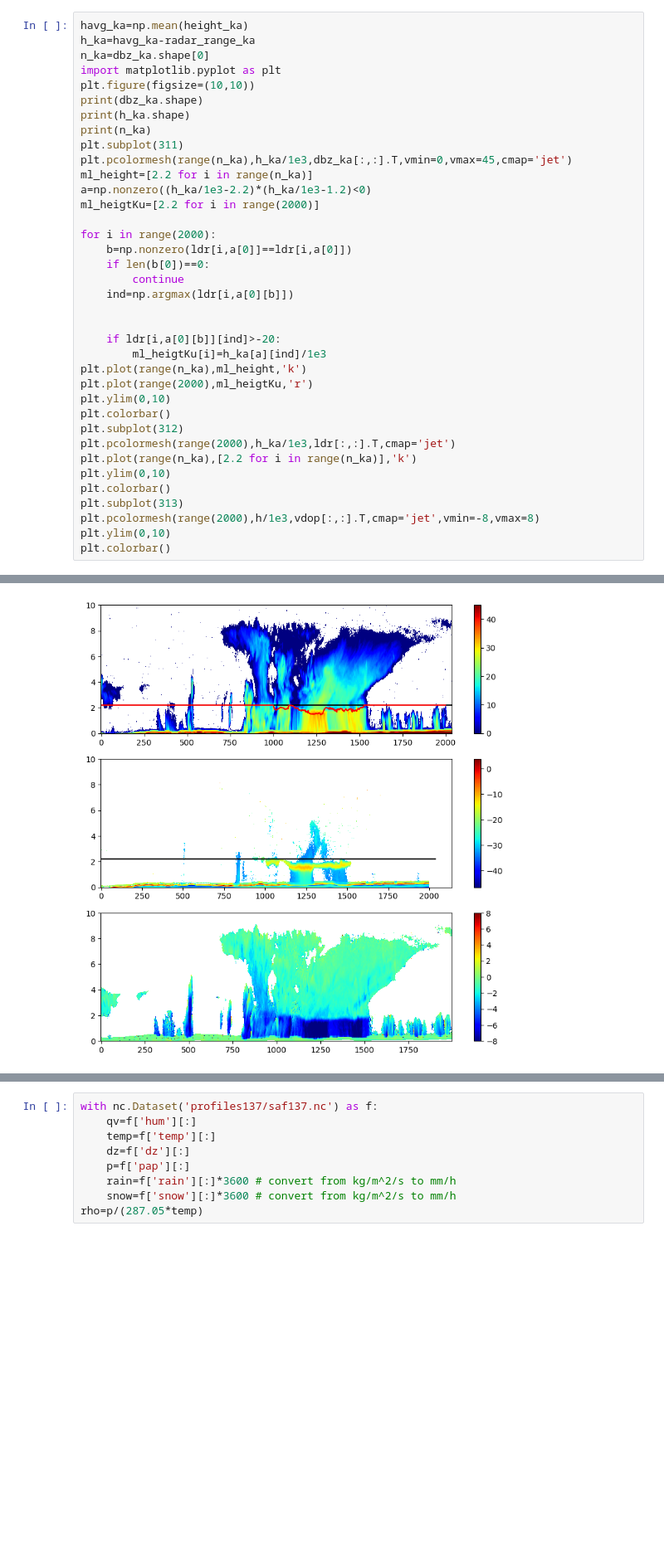
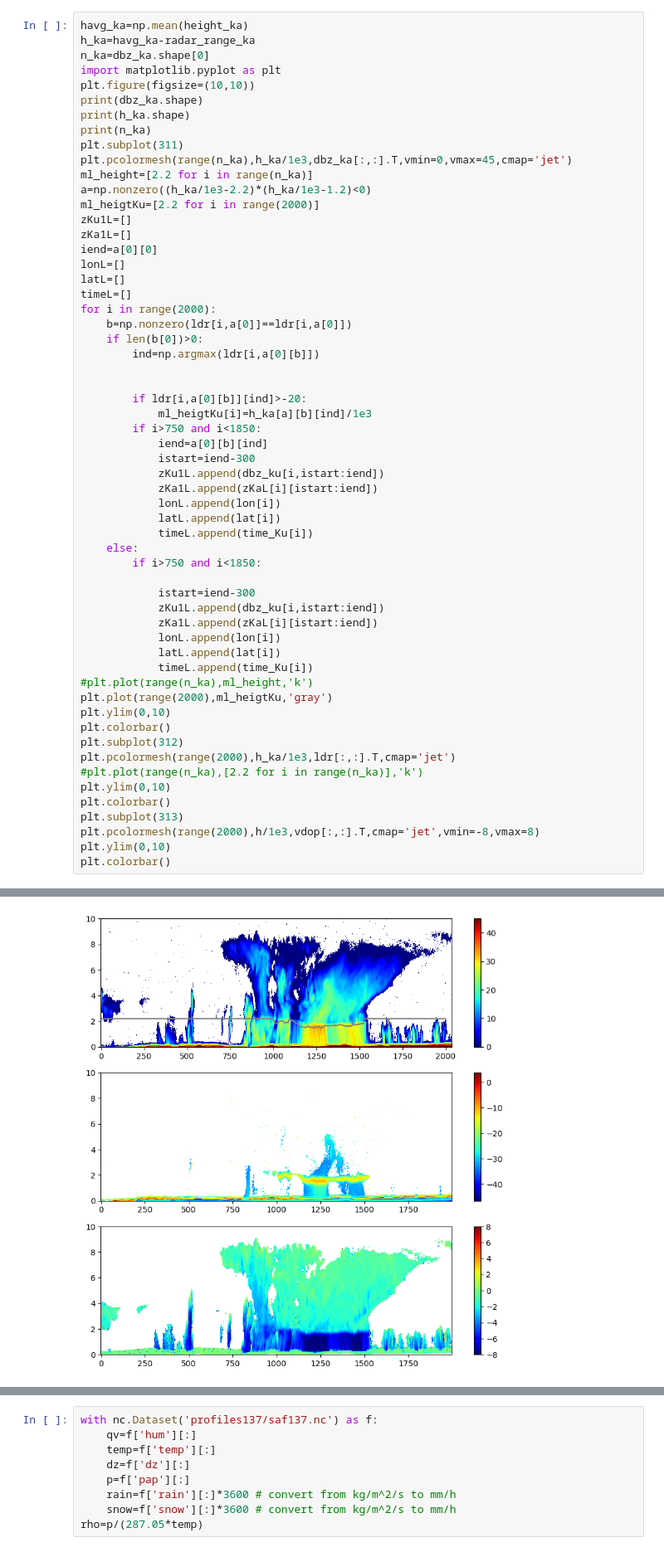
Before and after one commit to mgrecu35/impactsTables, a Jupyter notebook: readIMPACTS_20230115.ipynb, the cells around one changed output, grey strips where cells are left out. Shown at 83% size. Cells and saved outputs as stored; diff of their text form; blank space fills up the shorter version.

```diff
--- a/readIMPACTS_20230115.ipynb
+++ b/readIMPACTS_20230115.ipynb
@@ -88,40 +85,61 @@ h_ka=havg_ka-radar_range_ka
 n_ka=dbz_ka.shape[0]
 import matplotlib.pyplot as plt
 plt.figure(figsize=(10,10))
 print(dbz_ka.shape)
 print(h_ka.shape)
 print(n_ka)
 plt.subplot(311)
 plt.pcolormesh(range(n_ka),h_ka/1e3,dbz_ka[:,:].T,vmin=0,vmax=45,cmap='jet')
 ml_height=[2.2 for i in range(n_ka)]
 a=np.nonzero((h_ka/1e3-2.2)*(h_ka/1e3-1.2)<0)
 ml_heigtKu=[2.2 for i in range(2000)]
-
+zKu1L=[]
+zKa1L=[]
+iend=a[0][0]
+lonL=[]
+latL=[]
+timeL=[]
 for i in range(2000):
     b=np.nonzero(ldr[i,a[0]]==ldr[i,a[0]])
-    if len(b[0])==0:
-        continue
-    ind=np.argmax(ldr[i,a[0][b]])
+    if len(b[0])>0:
+        ind=np.argmax(ldr[i,a[0][b]])
 
 
-    if ldr[i,a[0][b]][ind]>-20:
-        ml_heigtKu[i]=h_ka[a][ind]/1e3
-plt.plot(range(n_ka),ml_height,'k')
-plt.plot(range(2000),ml_heigtKu,'r')
+        if ldr[i,a[0][b]][ind]>-20:
+            ml_heigtKu[i]=h_ka[a][b][ind]/1e3
+        if i>750 and i<1850:
+            iend=a[0][b][ind]
+            istart=iend-300
+            zKu1L.append(dbz_ku[i,istart:iend])
+            zKa1L.append(zKaL[i][istart:iend])
+            lonL.append(lon[i])
+            latL.append(lat[i])
+            timeL.append(time_Ku[i])
+    else:
+        if i>750 and i<1850:
+
+            istart=iend-300
+            zKu1L.append(dbz_ku[i,istart:iend])
+            zKa1L.append(zKaL[i][istart:iend])
+            lonL.append(lon[i])
+            latL.append(lat[i])
+            timeL.append(time_Ku[i])
+#plt.plot(range(n_ka),ml_height,'k')
+plt.plot(range(2000),ml_heigtKu,'gray')
 plt.ylim(0,10)
 plt.colorbar()
 plt.subplot(312)
 plt.pcolormesh(range(2000),h_ka/1e3,ldr[:,:].T,cmap='jet')
-plt.plot(range(n_ka),[2.2 for i in range(n_ka)],'k')
+#plt.plot(range(n_ka),[2.2 for i in range(n_ka)],'k')
 plt.ylim(0,10)
 plt.colorbar()
 plt.subplot(313)
 plt.pcolormesh(range(2000),h/1e3,vdop[:,:].T,cmap='jet',vmin=-8,vmax=8)
 plt.ylim(0,10)
 plt.colorbar()
 # %% [output]
 (2039, 609)
 (609,)
 2039
 <matplotlib.colorbar.Colorbar at 0x...>
-[figure, old version]
+[figure, new version]
```
Also changed, not shown: parts of 9 cells of this notebook.
